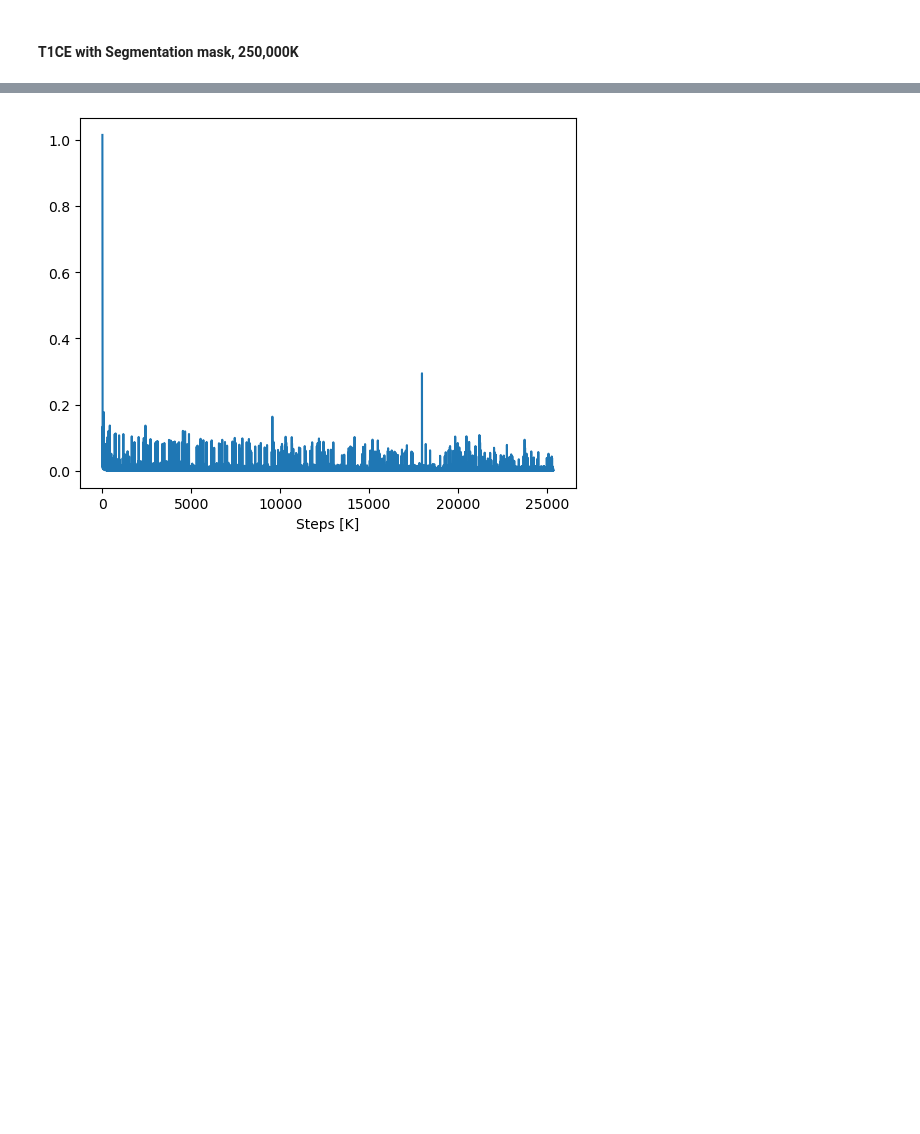
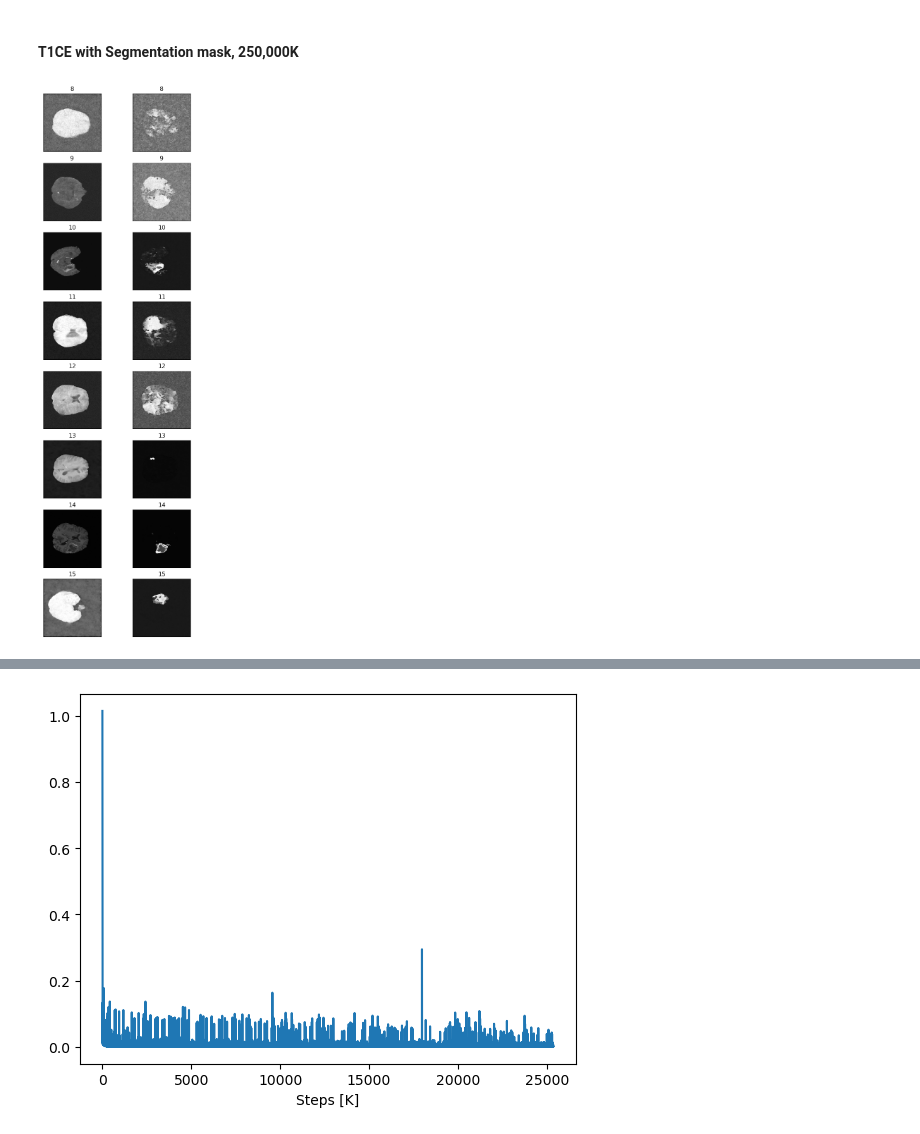
Before and after one commit to PatrickSVM/Diffusion-Models-for-Brain-Tumor-MRI-Scans, a Jupyter notebook: notebooks/Experiments.ipynb, the cells around one changed output, grey strips where cells are left out. Saved outputs shown, nothing was run; the diff lists cells and outputs as text; code cells hidden in the pictures; blank space fills up the shorter version.

Commit message:
Added plot of good examples

```diff
--- a/notebooks/Experiments.ipynb
+++ b/notebooks/Experiments.ipynb
@@ -163,3 +163,21 @@ import matplotlib.pyplot as plt
 import pandas as pd
 
 T1CE_training = pd.read_csv("../Checkpoint_T1CE_SEG/progress.csv")
+# %%
+start=8
+plt.figure(figsize=(6,20))
+for i in range(8):
+    plt.subplot(8,2,i*2+1)
+    plt.imshow(batches[i+start,:,:,1], cmap="gray")
+    plt.xticks([])
+    plt.yticks([])
+    plt.title(i+start)
+    plt.subplot(8,2,i*2+2)
+    plt.imshow(batches[i+start,:,:,0], cmap="gray")
+    plt.xticks([])
+    plt.yticks([])
+    plt.title(i+start)
+#plt.savefig(fname="img/T1CE_second_4")
+plt.show()
+# %% [output]
+[figure, added]
```
Also changed, not shown: parts of 2 cells of this notebook, 1 other file.
